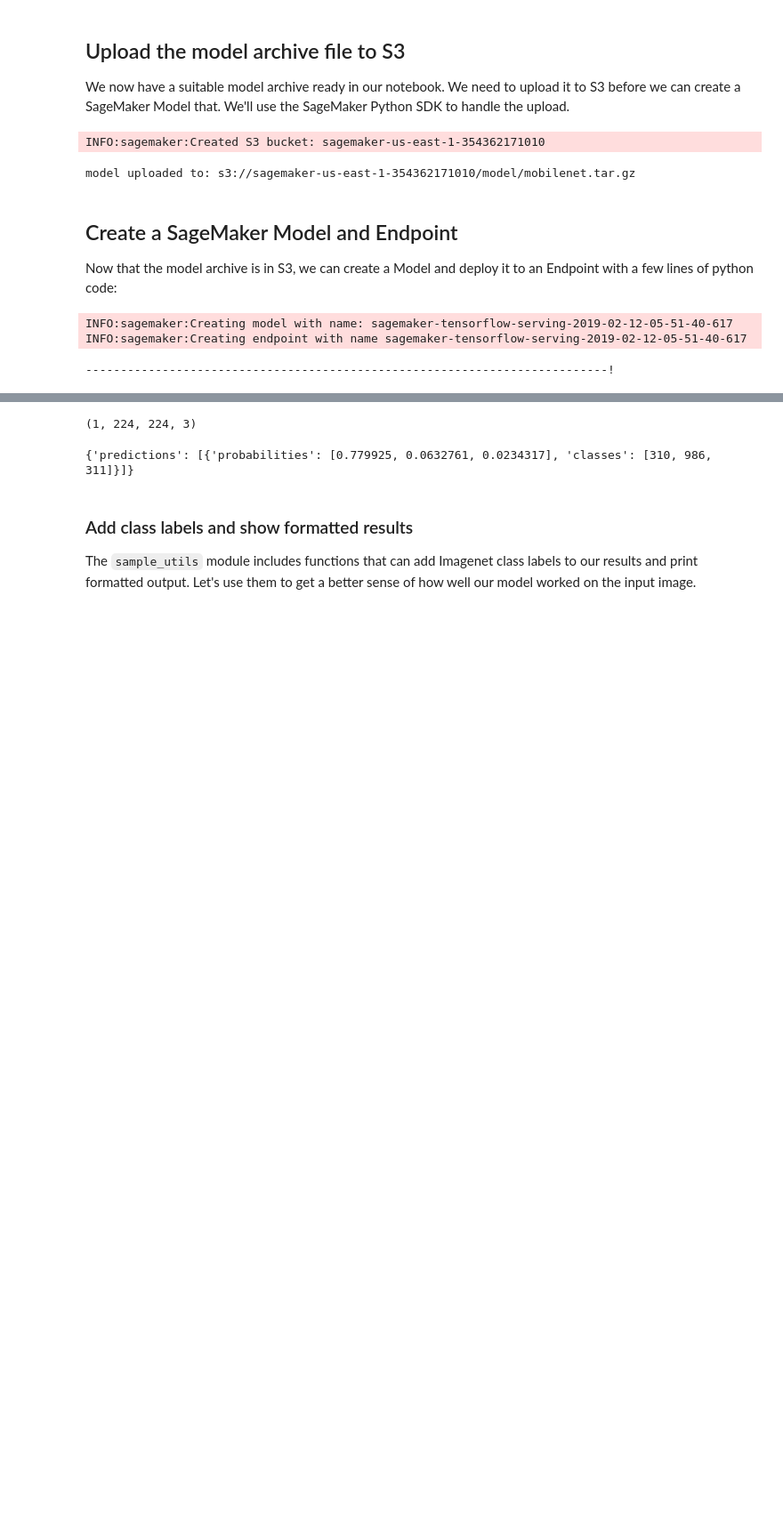
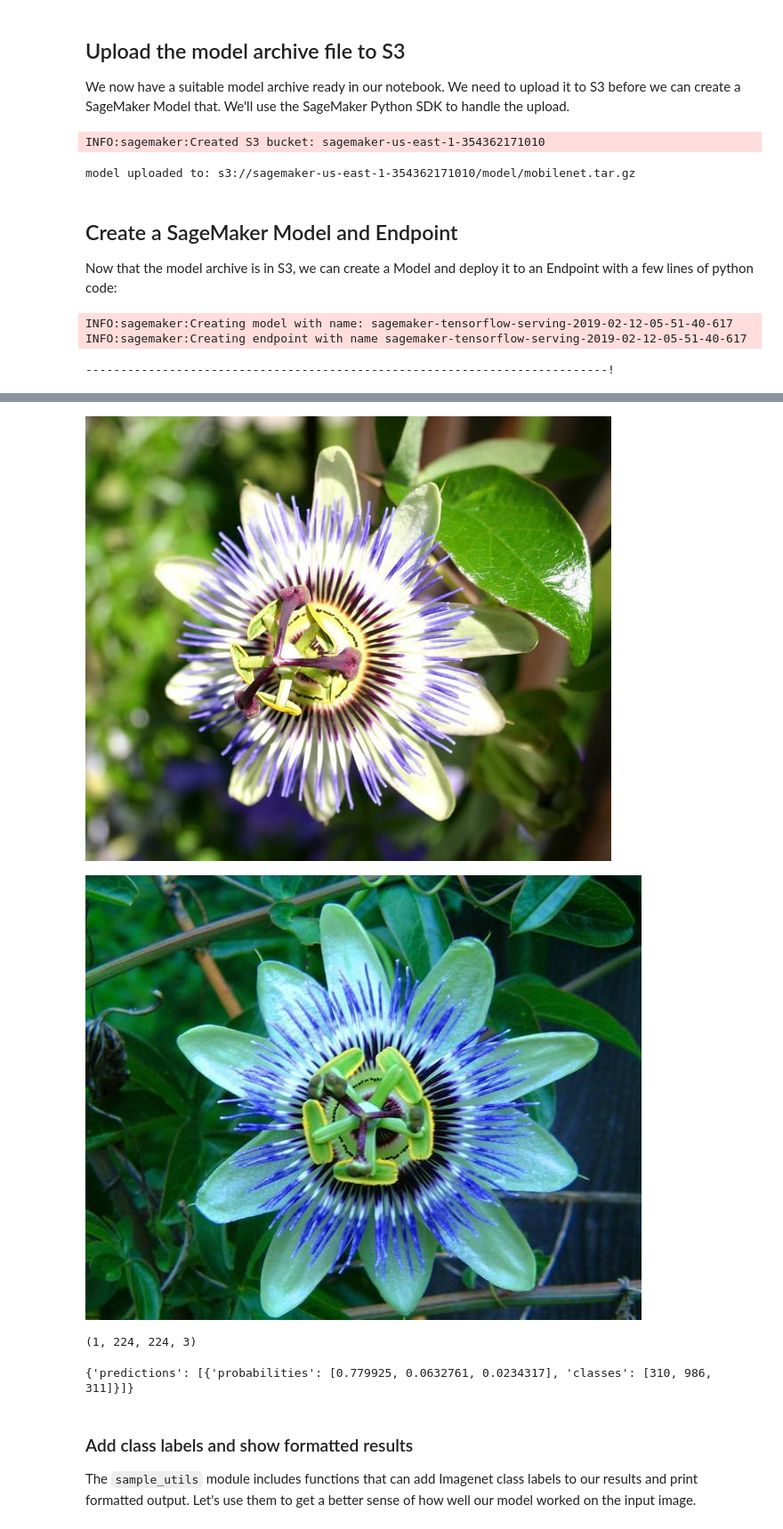
Before and after one commit to morenoh149/tensorflow-sagemaker, a Jupyter notebook: tensorflow_serving_container.ipynb, the cells around one changed output, grey strips where cells are left out. Shown at 89% size. Saved outputs shown, nothing was run; the diff lists cells and outputs as text; code cells hidden in the pictures; blank space fills up the shorter version.

```diff
--- a/tensorflow_serving_container.ipynb
+++ b/tensorflow_serving_container.ipynb
@@ -134,3 +131,10 @@ We'll use these sample images:
+# %%
+from IPython.display import display, Image
+display(Image(filename='/tmp/fastai-images/oxford-102-flowers/jpg/image_00001.jpg'))
+display(Image(filename='/tmp/fastai-images/oxford-102-flowers/jpg/image_00002.jpg'))
+# %% [output]
+[figure, added]
+[figure, added]
 # %%
 # read the image files into a tensor (numpy array)
 flower01_path = '/tmp/fastai-images/oxford-102-flowers/jpg/image_00001.jpg'
```
Also changed, not shown: parts of 3 cells of this notebook, 3 other files.
